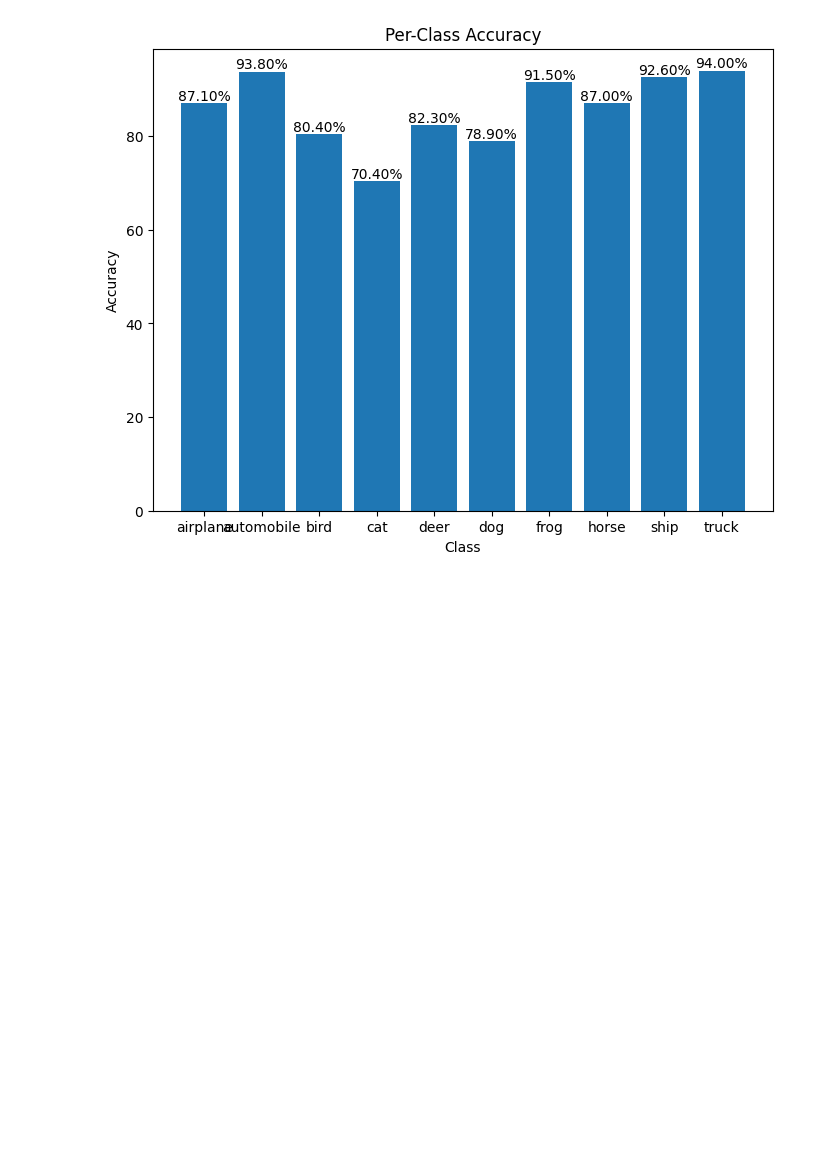
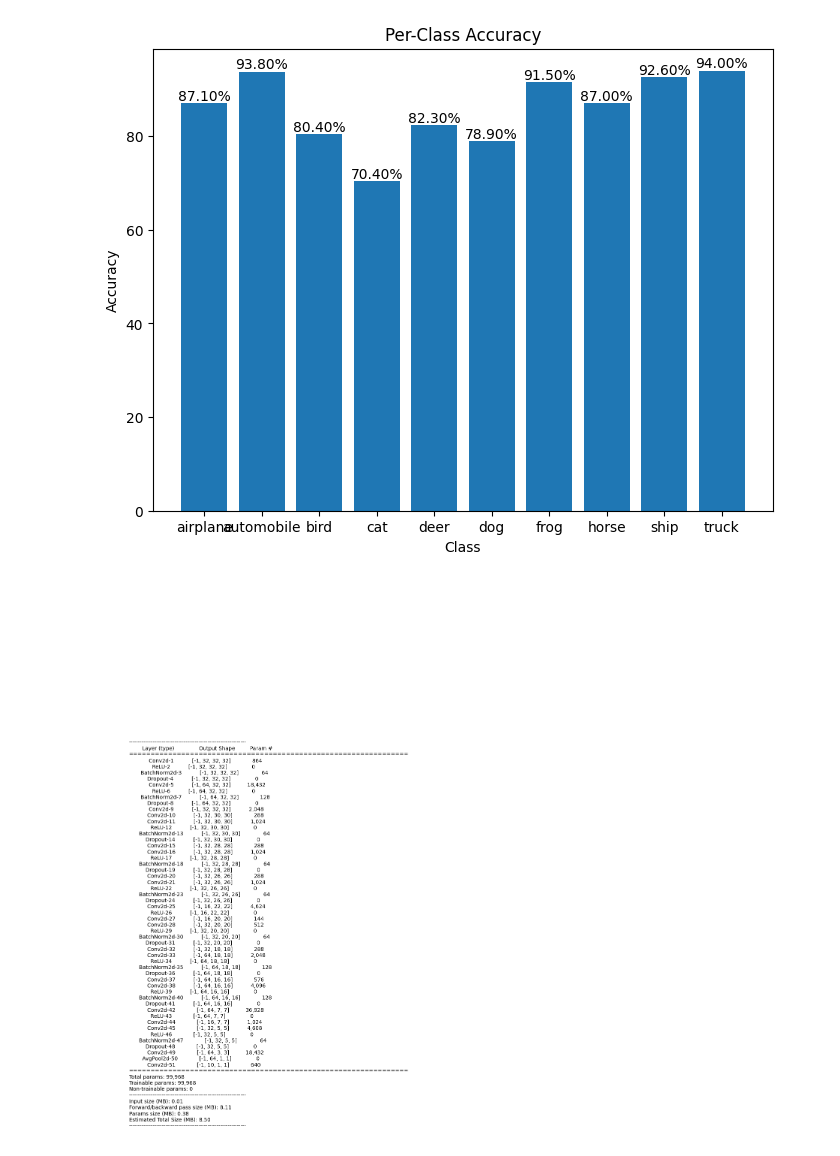
Before and after one commit to abhiiyer/ERA1, a Jupyter notebook: Session-9_Revised/ERA1_S9_CIFAR10.ipynb, the cells around one changed output. Saved outputs shown, nothing was run; the diff lists cells and outputs as text; code cells hidden in the pictures; blank space fills up the shorter version.

```diff
--- a/Session-9_Revised/ERA1_S9_CIFAR10.ipynb
+++ b/Session-9_Revised/ERA1_S9_CIFAR10.ipynb
@@ -99,3 +99,24 @@ Class ship: 92.60%
 Class truck: 94.00%
 [figure]
 [figure]
+# %%
+import sys
+import matplotlib.pyplot as plt
+
+# Save torchsummary output as PNG
+summary_file = "summary.txt"
+with open(summary_file, "w") as file:
+    sys.stdout = file  # Redirect standard output to file
+    summary(model, input_size=(3, 32, 32))
+    sys.stdout = sys.__stdout__  # Reset standard output
+
+# Convert summary.txt to PNG
+with open(summary_file, "r") as file:
+    text = file.read()
+
+fig, ax = plt.subplots(figsize=(10, 6))
+ax.text(0.1, 0.1, text, va="top", ha="left", wrap=True)
+ax.axis("off")
+plt.savefig("summary.png", bbox_inches="tight", dpi=300)
+# %% [output]
+[figure, added]
```
